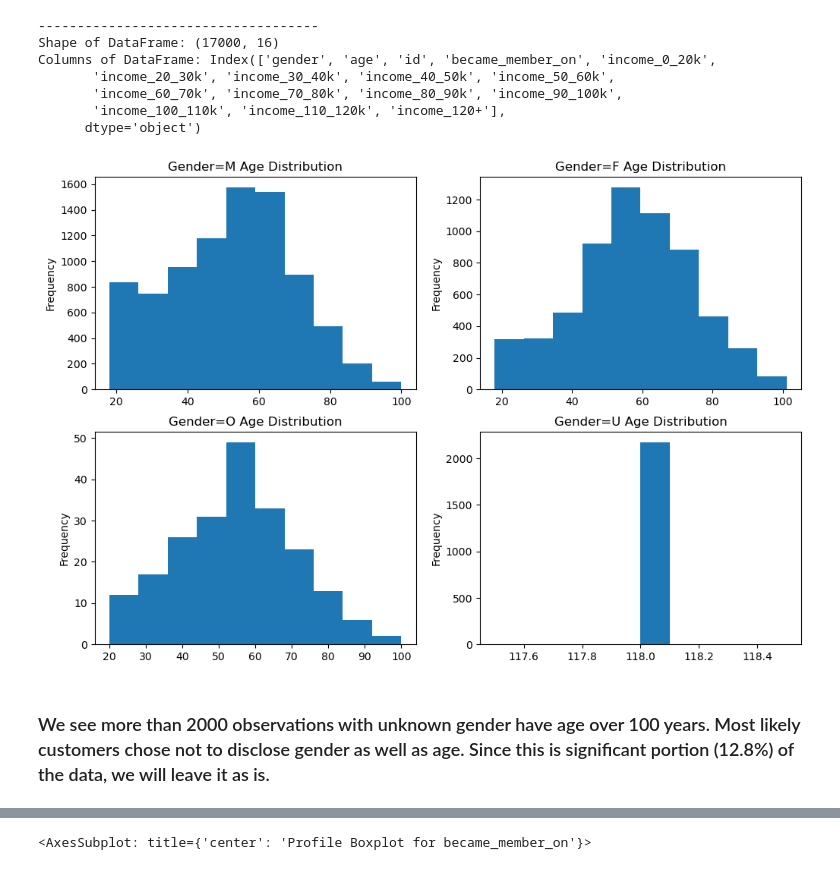
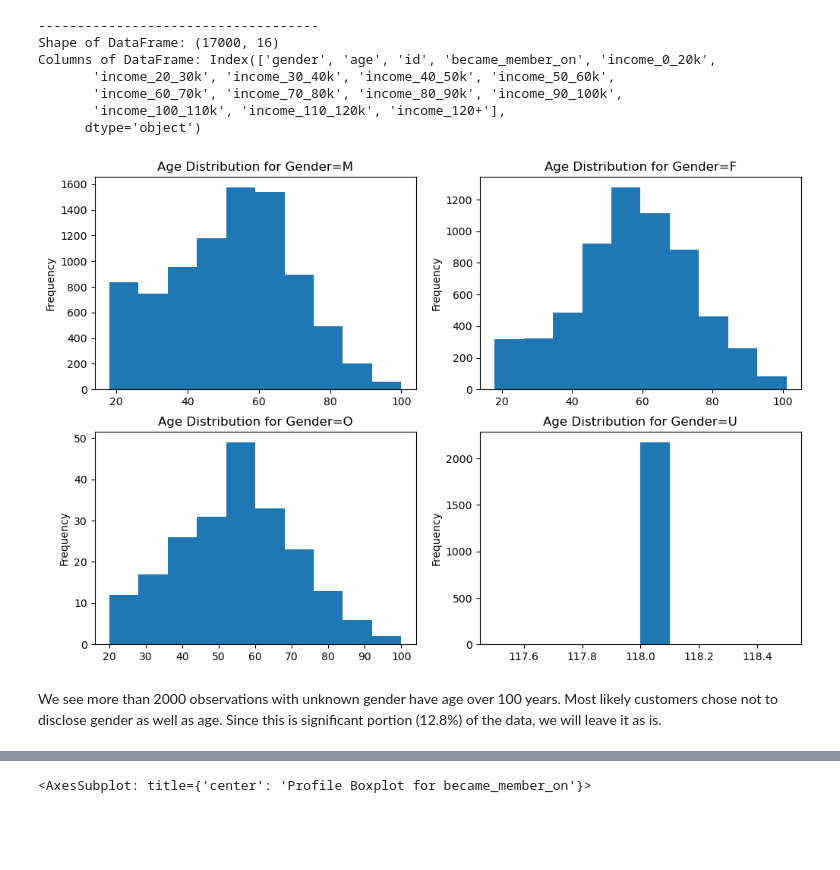
Before and after one commit to dk2127/nd25C_A_P_S, a Jupyter notebook: Starbucks_Capstone_notebook.ipynb, the cells around one changed output, grey strips where cells are left out. Saved outputs shown, nothing was run; the diff lists cells and outputs as text; code cells hidden in the pictures; blank space fills up the shorter version.

```diff
--- a/Starbucks_Capstone_notebook.ipynb
+++ b/Starbucks_Capstone_notebook.ipynb
@@ -353,7 +359,7 @@ plt.show()
 # %%
 def create_income_bins(df):
     '''
-    This function will create income dummy variables for each bin in the 10k day increments.
+    This function will create income dummy variables for each bin in the specified range.
     input - dataframe
     returns - dataframe with dummy variables for "income" variable without original variable.
     '''
@@ -367,7 +373,7 @@ def create_income_bins(df):
                       '110_120k', '120+'
                   ])
     df = pd.concat([df, pd.get_dummies(bins, prefix='income')], axis=1)
-    df = df.drop(['income'], axis=1)  # ,'member_tenure_days'
+    df = df.drop(['income'], axis=1)
     return df
 # %%
 # create income dummy variables
@@ -384,17 +390,17 @@ Columns of DataFrame: Index(['gender', 'age', 'id', 'became_member_on', 'income_
 # %%
 # let's see the age distribution by gender
 fig, axs = plt.subplots(nrows=2, ncols=2, figsize=(12, 8))
 profiledf1[profiledf1["gender"] == 'M']['age'].plot.hist(
-    ax=axs[0, 0], title="Gender=M Age Distribution")
+    ax=axs[0, 0], title="Age Distribution for Gender=M")
 profiledf1[profiledf1["gender"] == 'F']['age'].plot.hist(
-    ax=axs[0, 1], title="Gender=F Age Distribution")
+    ax=axs[0, 1], title="Age Distribution for Gender=F")
 profiledf1[profiledf1["gender"] == 'O']['age'].plot.hist(
-    ax=axs[1, 0], title="Gender=O Age Distribution")
+    ax=axs[1, 0], title="Age Distribution for Gender=O")
 profiledf1[profiledf1["gender"] == 'U']['age'].plot.hist(
-    ax=axs[1, 1], title="Gender=U Age Distribution")
+    ax=axs[1, 1], title="Age Distribution for Gender=U")
 plt.show()
 # %% [output]
-[figure, old version]
+[figure, new version]
 # %% [markdown]
-### We see more than 2000 observations with unknown gender have age over 100 years. Most likely customers chose not  to disclose gender as well as age. Since this is significant portion (12.8%) of the data, we will leave it as is.
+We see more than 2000 observations with unknown gender have age over 100 years. Most likely customers chose not  to disclose gender as well as age. Since this is significant portion (12.8%) of the data, we will leave it as is.
 # %%
```
Also changed, not shown: parts of 182 cells of this notebook.
